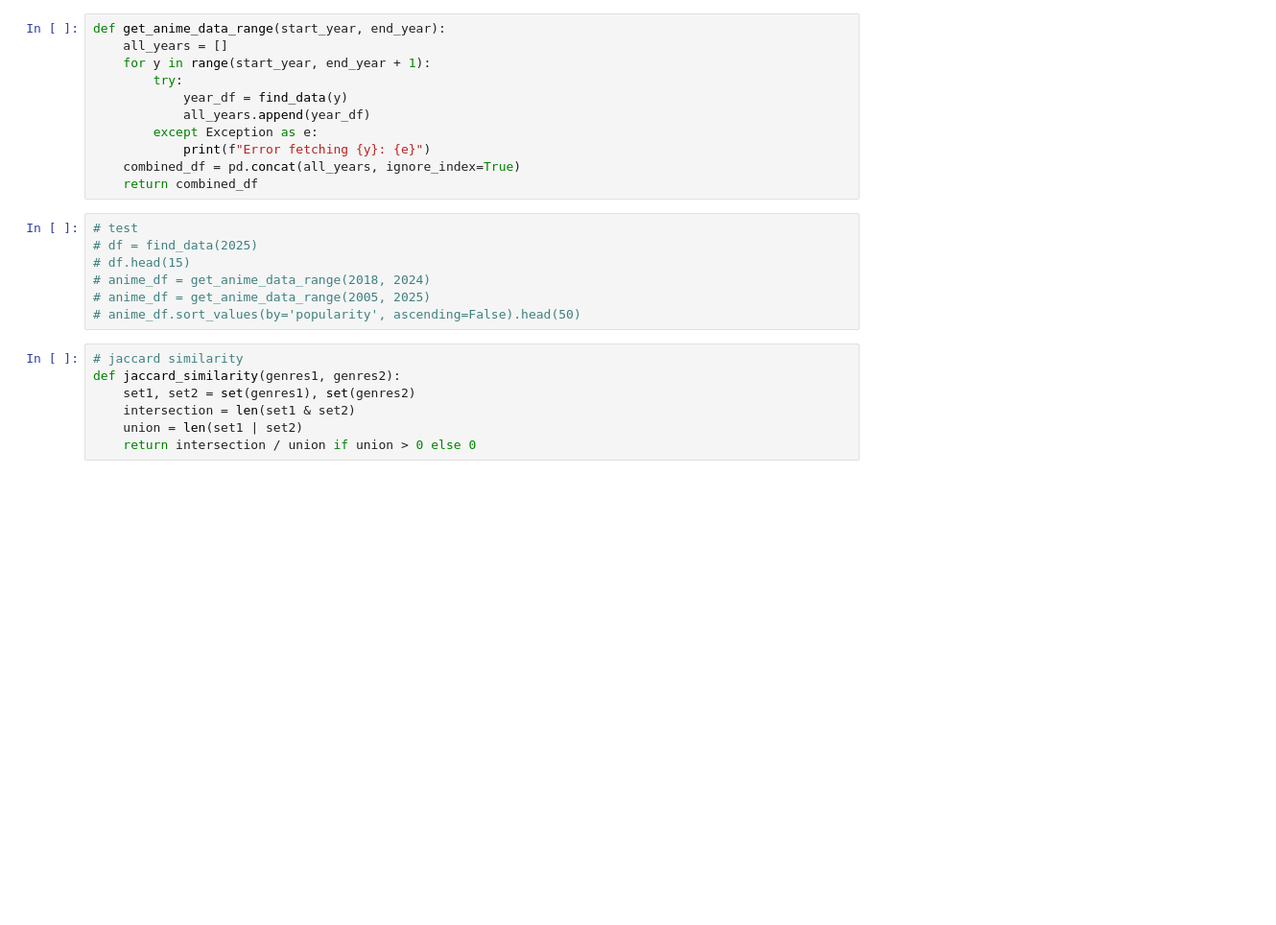
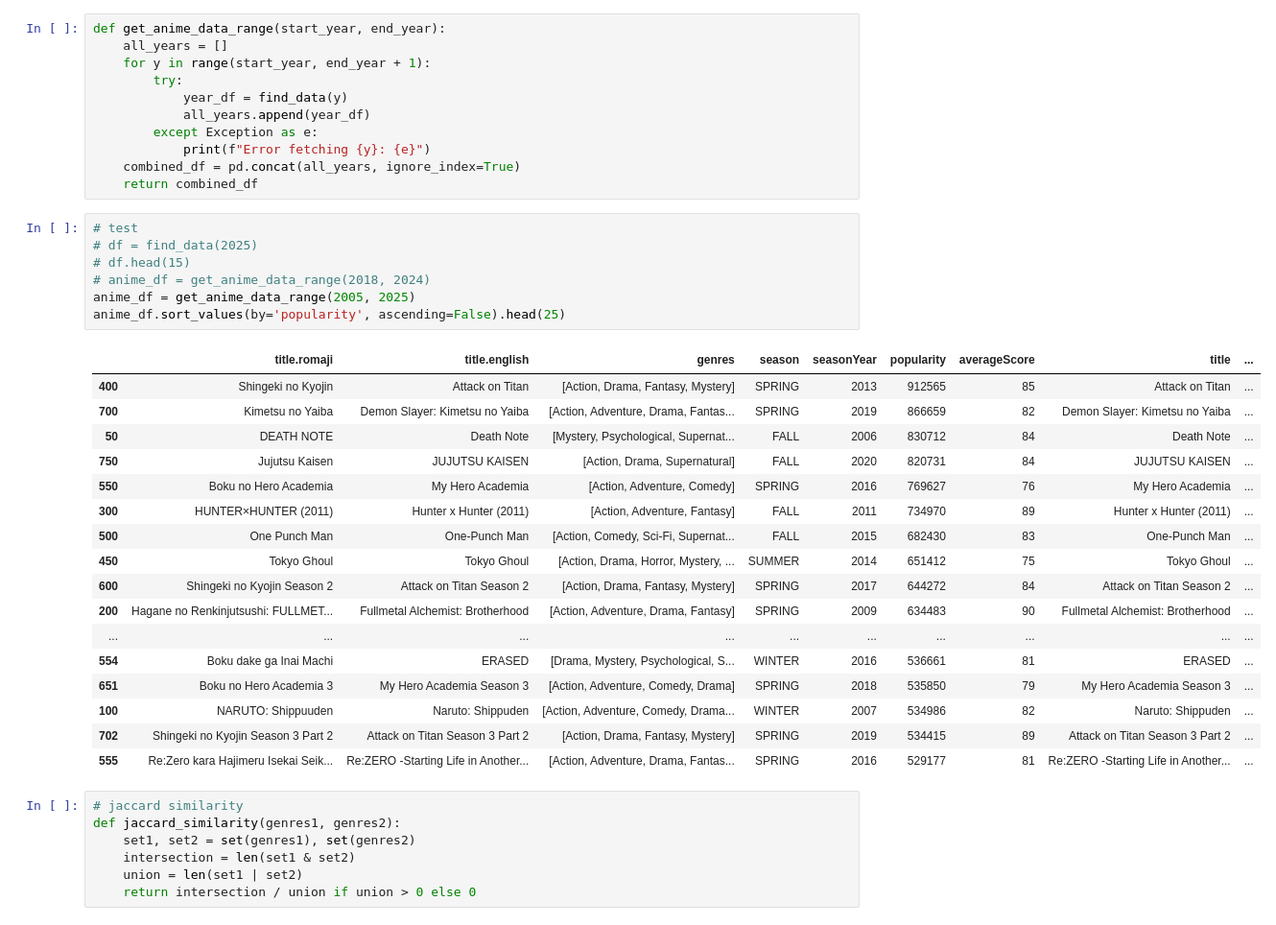
Before and after one commit to thenoah54/Module-3-Assignment, a Jupyter notebook: main.ipynb, the cells around one changed output. Shown at 96% size. Drawn from its saved outputs; the diff is of its cells as text; blank space fills up the shorter version.

```diff
--- a/main.ipynb
+++ b/main.ipynb
@@ -68,10 +68,28 @@ def get_anime_data_range(start_year, end_year):
 # %%
 # test
 # df = find_data(2025)
 # df.head(15)
 # anime_df = get_anime_data_range(2018, 2024)
-# anime_df = get_anime_data_range(2005, 2025)
-# anime_df.sort_values(by='popularity', ascending=False).head(50)
+anime_df = get_anime_data_range(2005, 2025)
+anime_df.sort_values(by='popularity', ascending=False).head(25)
+# %% [output]
+|  | title.romaji | title.english | genres | season | seasonYear | popularity | averageScore | title | ... |
+| 400 | Shingeki no Kyojin | Attack on Titan | [Action, Drama, Fantasy, Mystery] | SPRING | 2013 | 912565 | 85 | Attack on Titan | ... |
+| 700 | Kimetsu no Yaiba | Demon Slayer: Kimetsu no Yaiba | [Action, Adventure, Drama, Fantas... | SPRING | 2019 | 866659 | 82 | Demon Slayer: Kimetsu no Yaiba | ... |
+| 50 | DEATH NOTE | Death Note | [Mystery, Psychological, Supernat... | FALL | 2006 | 830712 | 84 | Death Note | ... |
+| 750 | Jujutsu Kaisen | JUJUTSU KAISEN | [Action, Drama, Supernatural] | FALL | 2020 | 820731 | 84 | JUJUTSU KAISEN | ... |
+| 550 | Boku no Hero Academia | My Hero Academia | [Action, Adventure, Comedy] | SPRING | 2016 | 769627 | 76 | My Hero Academia | ... |
+| 300 | HUNTER×HUNTER (2011) | Hunter x Hunter (2011) | [Action, Adventure, Fantasy] | FALL | 2011 | 734970 | 89 | Hunter x Hunter (2011) | ... |
+| 500 | One Punch Man | One-Punch Man | [Action, Comedy, Sci-Fi, Supernat... | FALL | 2015 | 682430 | 83 | One-Punch Man | ... |
+| 450 | Tokyo Ghoul | Tokyo Ghoul | [Action, Drama, Horror, Mystery, ... | SUMMER | 2014 | 651412 | 75 | Tokyo Ghoul | ... |
+| 600 | Shingeki no Kyojin Season 2 | Attack on Titan Season 2 | [Action, Drama, Fantasy, Mystery] | SPRING | 2017 | 644272 | 84 | Attack on Titan Season 2 | ... |
+| 200 | Hagane no Renkinjutsushi: FULLMET... | Fullmetal Alchemist: Brotherhood | [Action, Adventure, Drama, Fantasy] | SPRING | 2009 | 634483 | 90 | Fullmetal Alchemist: Brotherhood | ... |
+| ... | ... | ... | ... | ... | ... | ... | ... | ... | ... |
+| 554 | Boku dake ga Inai Machi | ERASED | [Drama, Mystery, Psychological, S... | WINTER | 2016 | 536661 | 81 | ERASED | ... |
+| 651 | Boku no Hero Academia 3 | My Hero Academia Season 3 | [Action, Adventure, Comedy, Drama] | SPRING | 2018 | 535850 | 79 | My Hero Academia Season 3 | ... |
+| 100 | NARUTO: Shippuuden | Naruto: Shippuden | [Action, Adventure, Comedy, Drama... | WINTER | 2007 | 534986 | 82 | Naruto: Shippuden | ... |
+| 702 | Shingeki no Kyojin Season 3 Part 2 | Attack on Titan Season 3 Part 2 | [Action, Drama, Fantasy, Mystery] | SPRING | 2019 | 534415 | 89 | Attack on Titan Season 3 Part 2 | ... |
+| 555 | Re:Zero kara Hajimeru Isekai Seik... | Re:ZERO -Starting Life in Another... | [Action, Adventure, Drama, Fantas... | SPRING | 2016 | 529177 | 81 | Re:ZERO -Starting Life in Another... | ... |
 # %%
 # jaccard similarity
 def jaccard_similarity(genres1, genres2):
```
Also changed, not shown: parts of 2 cells of this notebook.
